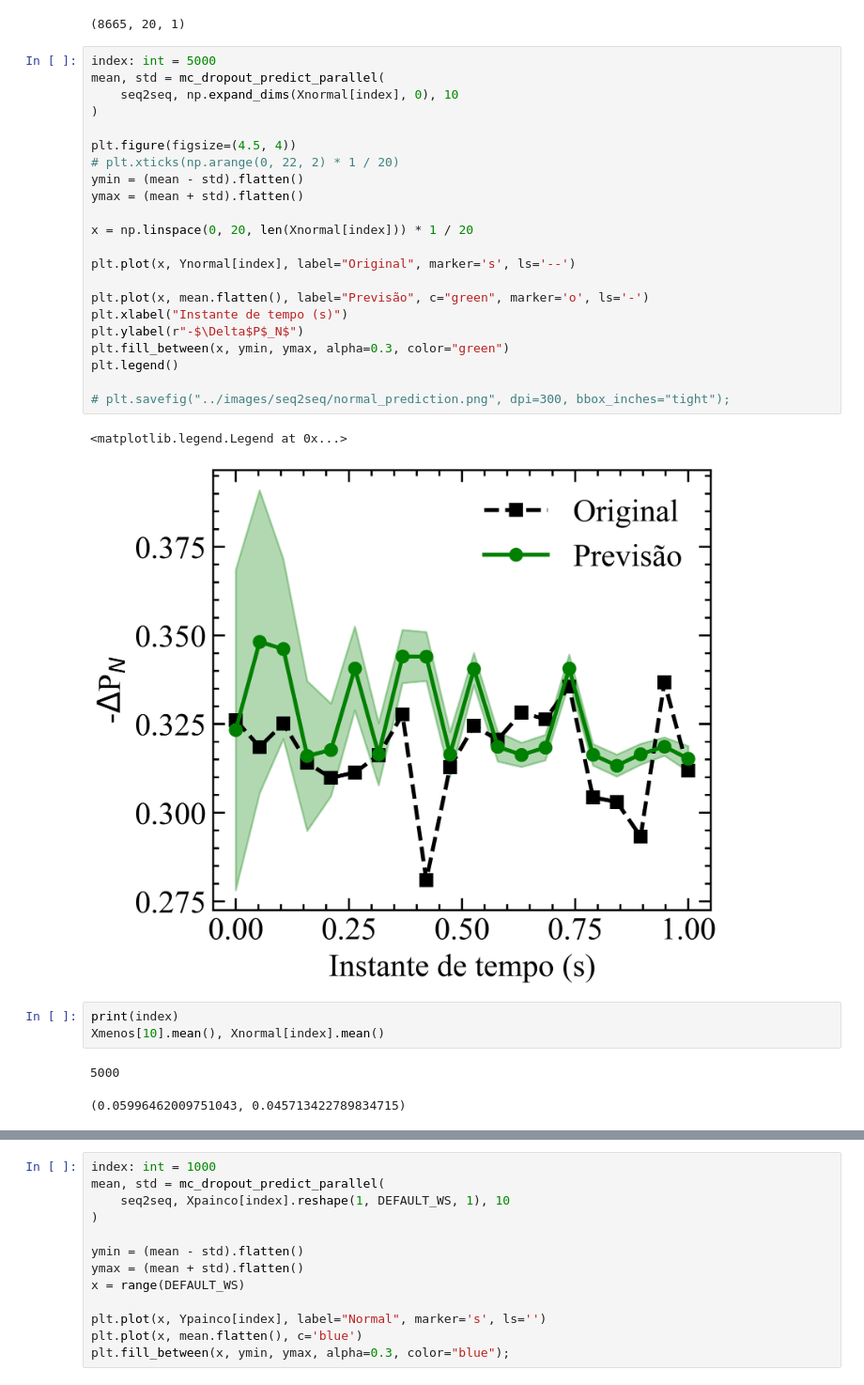
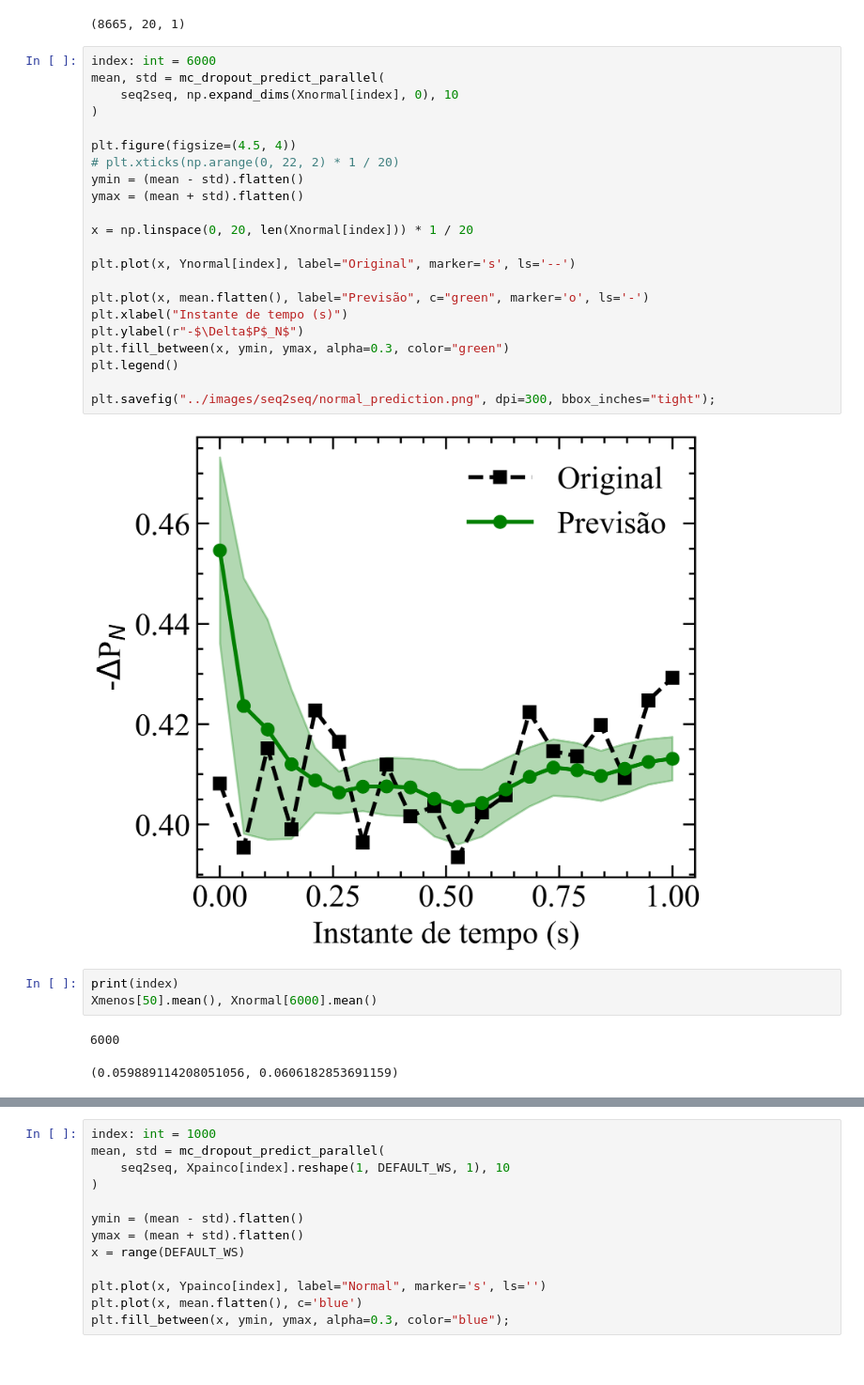
Before and after one commit to ViniMelloeMuller/fluidization-AE, a Jupyter notebook: notebooks/evaluate_model.ipynb, the cells around one changed output, grey strips where cells are left out. Shown at 94% size. Drawn from its saved outputs; the diff is of its cells as text.

```diff
--- a/notebooks/evaluate_model.ipynb
+++ b/notebooks/evaluate_model.ipynb
@@ -76,36 +76,35 @@ Xmenos.shape
 # %% [output]
 (8665, 20, 1)
 # %%
-index: int = 5000
+index: int = 6000
 mean, std = mc_dropout_predict_parallel(
     seq2seq, np.expand_dims(Xnormal[index], 0), 10
 )
 
 plt.figure(figsize=(4.5, 4))
 # plt.xticks(np.arange(0, 22, 2) * 1 / 20)
 ymin = (mean - std).flatten()
 ymax = (mean + std).flatten()
 
 x = np.linspace(0, 20, len(Xnormal[index])) * 1 / 20
 
 plt.plot(x, Ynormal[index], label="Original", marker='s', ls='--')
 
 plt.plot(x, mean.flatten(), label="Previsão", c="green", marker='o', ls='-')
 plt.xlabel("Instante de tempo (s)")
 plt.ylabel(r"-$\Delta$P$_N$")
 plt.fill_between(x, ymin, ymax, alpha=0.3, color="green")
 plt.legend()
 
-# plt.savefig("../images/seq2seq/normal_prediction.png", dpi=300, bbox_inches="tight");
+plt.savefig("../images/seq2seq/normal_prediction.png", dpi=300, bbox_inches="tight");
 # %% [output]
-<matplotlib.legend.Legend at 0x...>
-[figure, old version]
+[figure, new version]
 # %%
 print(index)
-Xmenos[10].mean(), Xnormal[index].mean()
+Xmenos[50].mean(), Xnormal[6000].mean()
 # %% [output]
-5000
+6000
-(0.05996462009751043, 0.045713422789834715)
+(0.059889114208051056, 0.0606182853691159)
 # %%
 index: int = 50
 mean, std = mc_dropout_predict_parallel(
```
Also changed, not shown: parts of 1 cell of this notebook, 2 other files.
